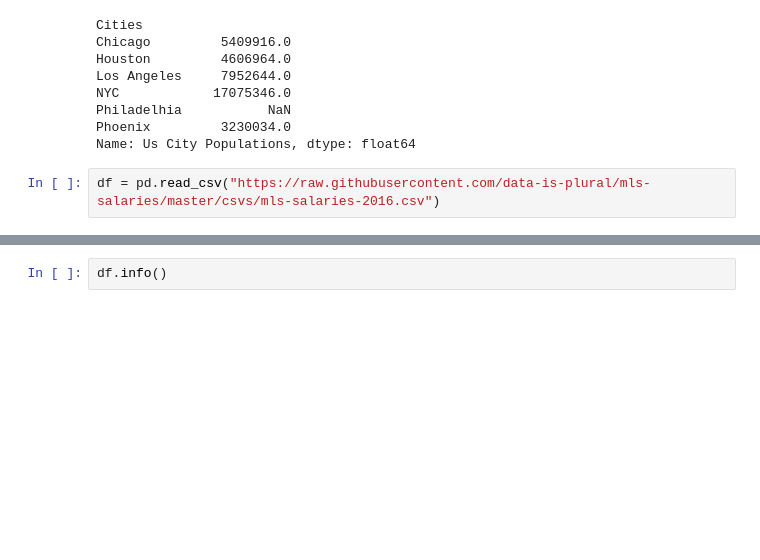
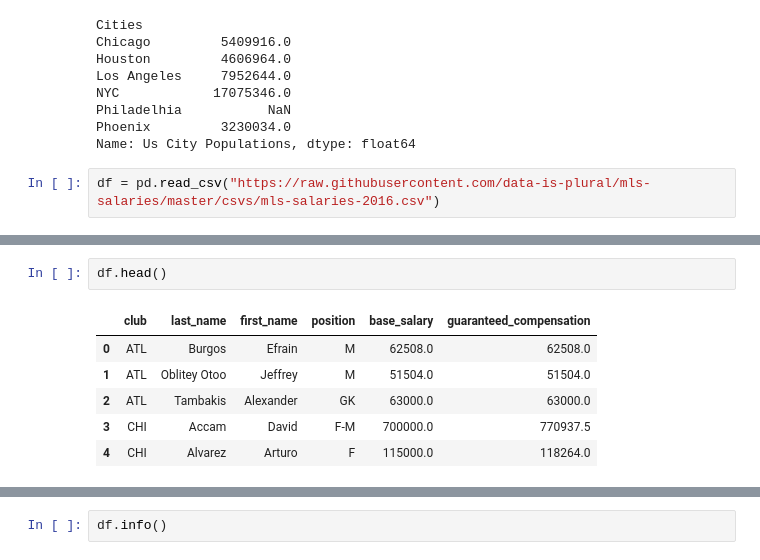
Before and after one commit to BoydVoyd/py-useful, a Jupyter notebook: pandas/pandas in a nutshell.ipynb, the cells around one changed output, grey strips where cells are left out. Saved outputs shown, nothing was run; the diff lists cells and outputs as text; blank space fills up the shorter version.

```diff
--- a/pandas/pandas in a nutshell.ipynb
+++ b/pandas/pandas in a nutshell.ipynb
@@ -57,0 +84,9 @@ df = pd.read_csv("https://raw.githubusercontent.com/data-is-plural/mls-salaries/
+# %%
+df.head()
+# %% [output]
+|  | club | last_name | first_name | position | base_salary | guaranteed_compensation |
+| 0 | ATL | Burgos | Efrain | M | 62508.0 | 62508.0 |
+| 1 | ATL | Oblitey Otoo | Jeffrey | M | 51504.0 | 51504.0 |
+| 2 | ATL | Tambakis | Alexander | GK | 63000.0 | 63000.0 |
+| 3 | CHI | Accam | David | F-M | 700000.0 | 770937.5 |
+| 4 | CHI | Alvarez | Arturo | F | 115000.0 | 118264.0 |
```
Also changed, not shown: parts of 32 cells of this notebook, 27 other files.
